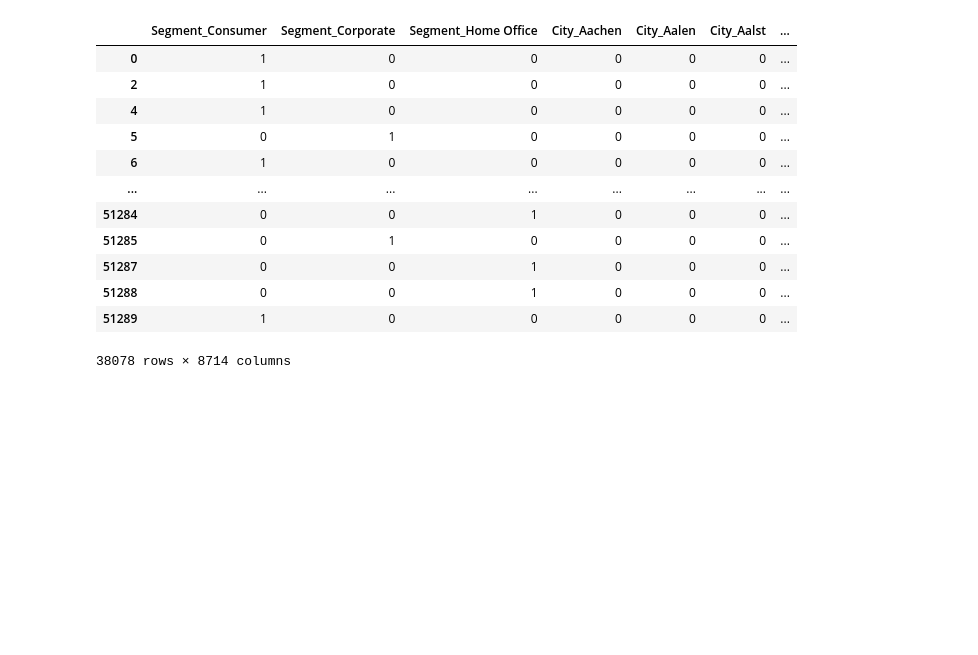
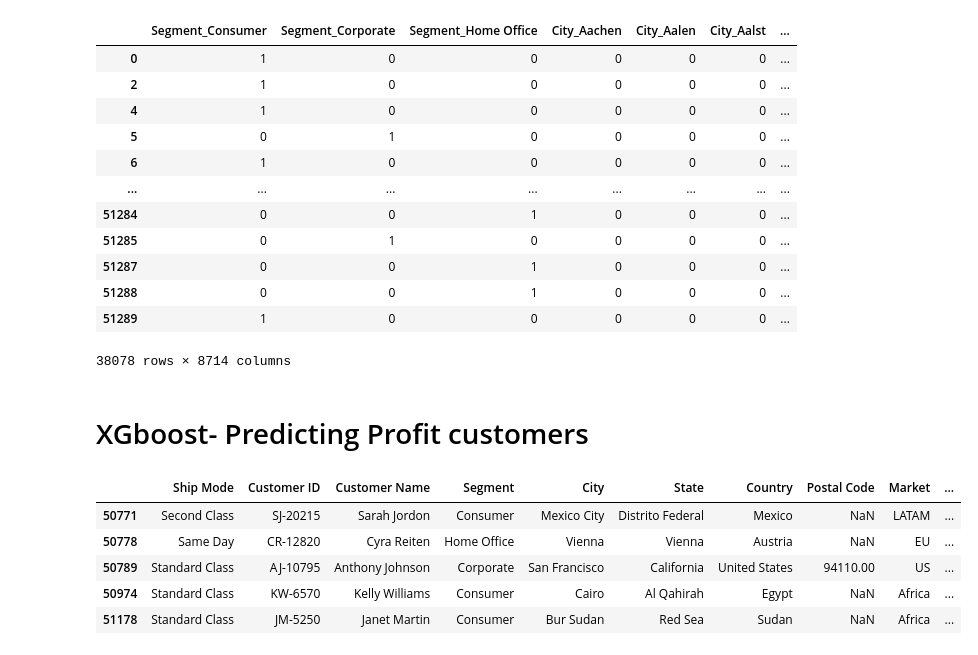
Before and after one commit to VSbr22/ADS505B-Fall22-Group-1, a Jupyter notebook: Data_preprocessing.ipynb, the cells around one changed output. Drawn from its saved outputs; the diff is of its cells as text; code cells hidden in the pictures; blank space fills up the shorter version.

```diff
--- a/Data_preprocessing.ipynb
+++ b/Data_preprocessing.ipynb
@@ -480,3 +471,24 @@ test model score:-14.582610482981037
 | 51288 | 0 | 0 | 1 | 0 | 0 | 0 | ... |
 | 51289 | 1 | 0 | 0 | 0 | 0 | 0 | ... |
 38078 rows × 8714 columns
+# %% [markdown]
+# XGboost- Predicting Profit customers
+# %%
+#making a copy of the data
+df9 = pd.read_csv('/Users/vannesasalazar/Documents/ADS505/Group Project/Global_Superstore2.csv')
+# %%
+#order data, shipping data dont add inforamation beside when they bought the iteam?
+#orderID and RowID don't hould any further information that the customer name dosent give?
+df9 = df9.drop(df9.columns[[0, 1, 2, 3]],axis = 1)
+# %%
+#filter the data fram for only point to point (profit >0 )
+pf = df9[df9['Profit'] > 50]
+# %%
+pf.tail()
+# %% [output]
+|  | Ship Mode | Customer ID | Customer Name | Segment | City | State | Country | Postal Code | Market | ... |
+| 50771 | Second Class | SJ-20215 | Sarah Jordon | Consumer | Mexico City | Distrito Federal | Mexico | NaN | LATAM | ... |
+| 50778 | Same Day | CR-12820 | Cyra Reiten | Home Office | Vienna | Vienna | Austria | NaN | EU | ... |
+| 50789 | Standard Class | AJ-10795 | Anthony Johnson | Corporate | San Francisco | California | United States | 94110.00 | US | ... |
+| 50974 | Standard Class | KW-6570 | Kelly Williams | Consumer | Cairo | Al Qahirah | Egypt | NaN | Africa | ... |
+| 51178 | Standard Class | JM-5250 | Janet Martin | Consumer | Bur Sudan | Red Sea | Sudan | NaN | Africa | ... |
```
Also changed, not shown: parts of 38 cells of this notebook.
